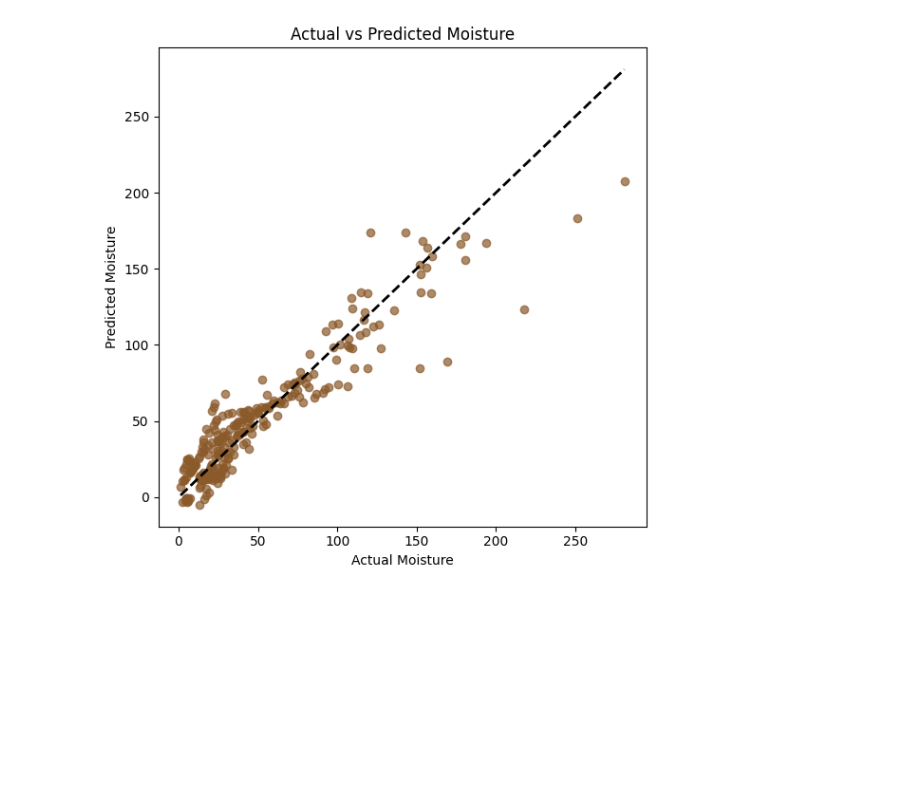
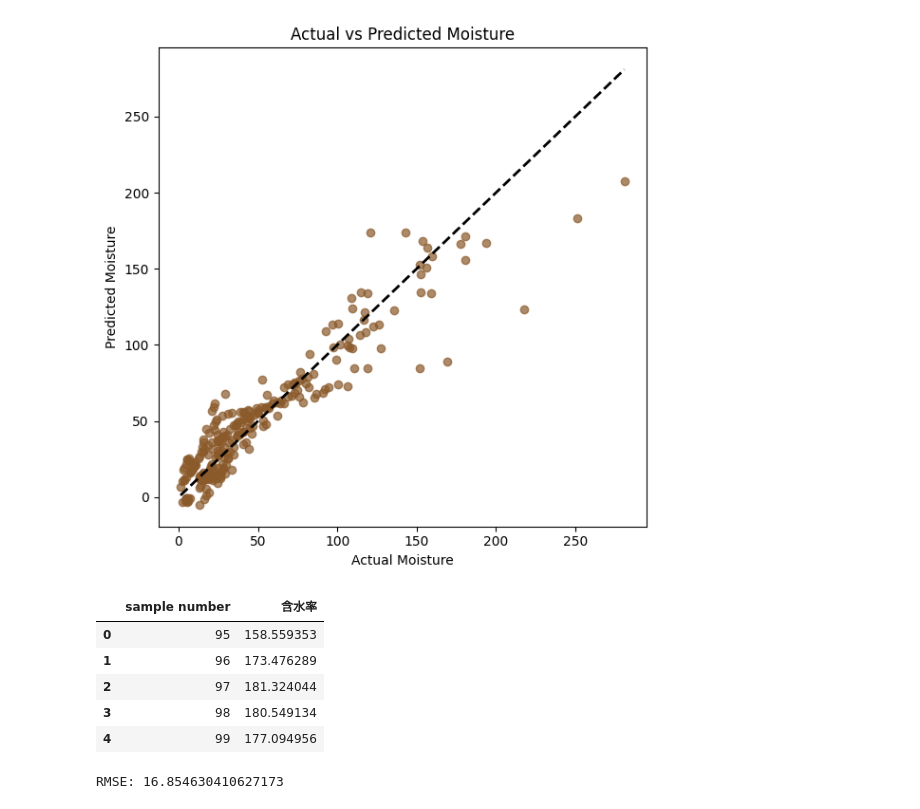
Before and after one commit to Bimbobana/NIR-Spectroscopy-Moisture-Prediction-Using-Machine-Learning, a Jupyter notebook: notebooks/01_EDA.ipynb, the cells around one changed output. Cells and saved outputs as stored; diff of their text form; code cells hidden in the pictures; blank space fills up the shorter version.

```diff
--- a/notebooks/01_EDA.ipynb
+++ b/notebooks/01_EDA.ipynb
@@ -535,3 +535,58 @@ dpi=300
 plt.show()
 # %% [output]
 [figure]
+# %%
+# Use same spectral columns
+spectral_cols = train.columns.drop(['sample number', 'species number', '樹種', '含水率'])
+
+X_test_final = test[spectral_cols]
+
+# Predict
+test_preds = model.predict(X_test_final)
+# %%
+submission = pd.DataFrame({
+    "sample number": test["sample number"],
+    "含水率": test_preds
+})
+
+# Save
+submission.to_csv("submission.csv", index=False, header=False)
+# %%
+submission.head()
+# %% [output]
+|  | sample number | 含水率 |
+| 0 | 95 | 158.559353 |
+| 1 | 96 | 173.476289 |
+| 2 | 97 | 181.324044 |
+| 3 | 98 | 180.549134 |
+| 4 | 99 | 177.094956 |
+# %%
+from sklearn.cross_decomposition import PLSRegression
+from sklearn.model_selection import train_test_split
+from sklearn.metrics import mean_squared_error
+import numpy as np
+
+# Features / target
+spectral_cols = train.columns.drop(['sample number', 'species number', '樹種', '含水率'])
+
+X = train[spectral_cols]
+y = train['含水率']
+
+# Train/test split
+X_train, X_val, y_train, y_val = train_test_split(
+    X, y, test_size=0.2, random_state=42
+)
+
+# Try a starting number of components
+pls = PLSRegression(n_components=10)
+
+pls.fit(X_train, y_train)
+
+# Predict
+y_pred = pls.predict(X_val)
+
+# Score
+rmse = np.sqrt(mean_squared_error(y_val, y_pred))
+print("RMSE:", rmse)
+# %% [output]
+RMSE: 16.854630410627173
```
Also changed, not shown: parts of 15 cells of this notebook.
